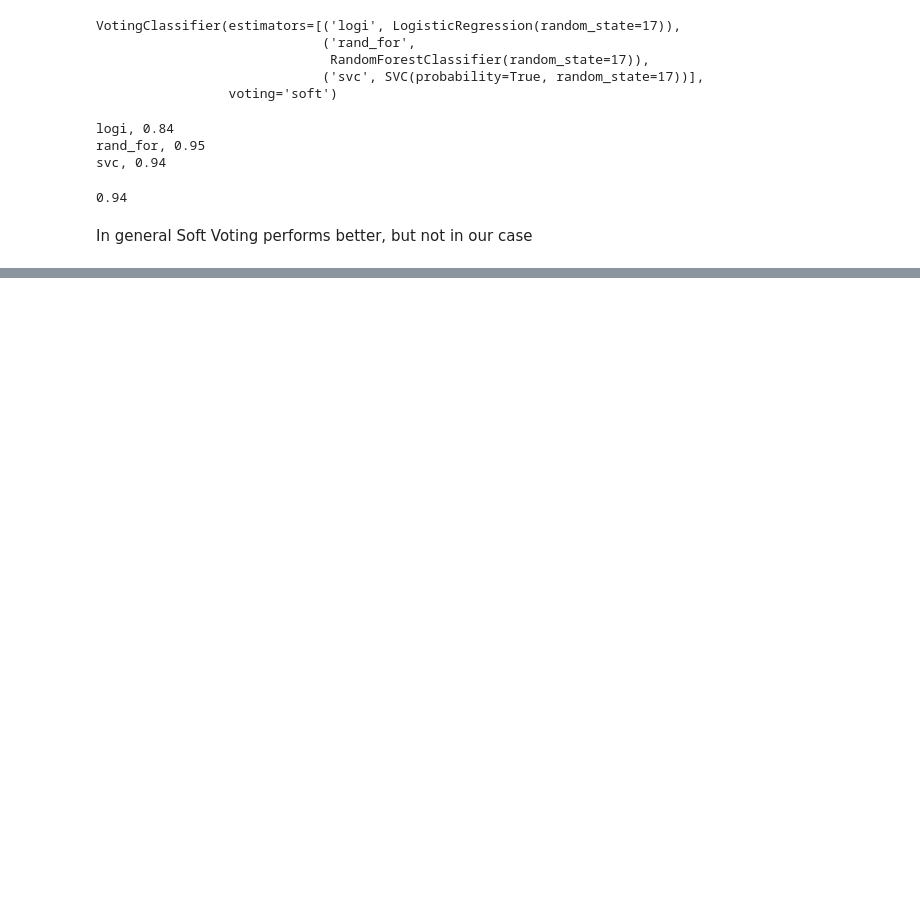
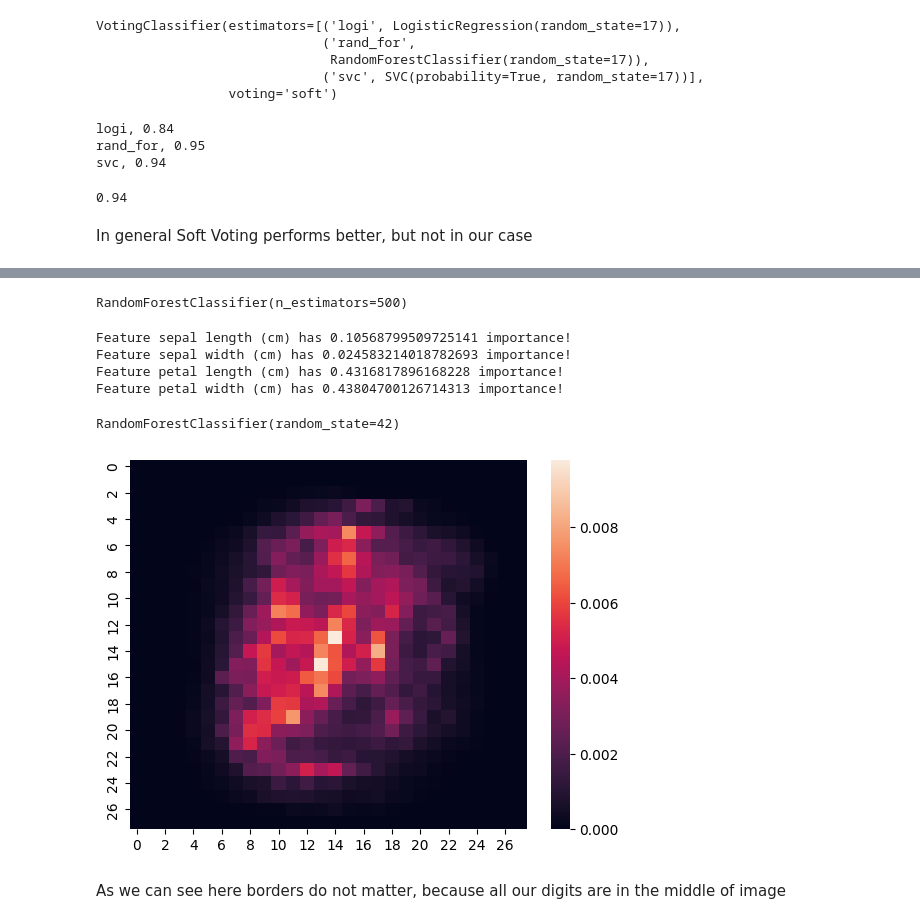
Before and after one commit to Venchislaw/LearningAI, a Jupyter notebook: HandsOnML/Ensembles.ipynb, the cells around one changed output, grey strips where cells are left out. Drawn from its saved outputs; the diff is of its cells as text; code cells hidden in the pictures; blank space fills up the shorter version.

Commit message:
Feature importance is cool

```diff
--- a/HandsOnML/Ensembles.ipynb
+++ b/HandsOnML/Ensembles.ipynb
@@ -101,0 +167,29 @@ In general Soft Voting performs better, but not in our case
+# %%
+forest = RandomForestClassifier(n_estimators=500)
+forest.fit(iris.data, iris.target)
+# %% [output]
+RandomForestClassifier(n_estimators=500)
+# %%
+for importance, feature in zip(forest.feature_importances_, iris.data.columns):
+  print(f'Feature {feature} has {importance} importance!')
+# %% [output]
+Feature sepal length (cm) has 0.10568799509725141 importance!
+Feature sepal width (cm) has 0.024583214018782693 importance!
+Feature petal length (cm) has 0.4316817896168228 importance!
+Feature petal width (cm) has 0.43804700126714313 importance!
+# %%
+from sklearn.datasets import fetch_openml
+
+X_mnist, y_mnist = fetch_openml('mnist_784', return_X_y=True, as_frame=False,
+                                parser='auto')
+
+rnd_clf = RandomForestClassifier(n_estimators=100, random_state=42)
+rnd_clf.fit(X_mnist, y_mnist)
+# %% [output]
+RandomForestClassifier(random_state=42)
+# %%
+sns.heatmap(rnd_clf.feature_importances_.reshape(28, 28));
+# %% [output]
+[figure, added]
+# %% [markdown]
+As we can see here borders do not matter, because all our digits are in the middle of image
```
Also changed, not shown: parts of 16 cells of this notebook.
